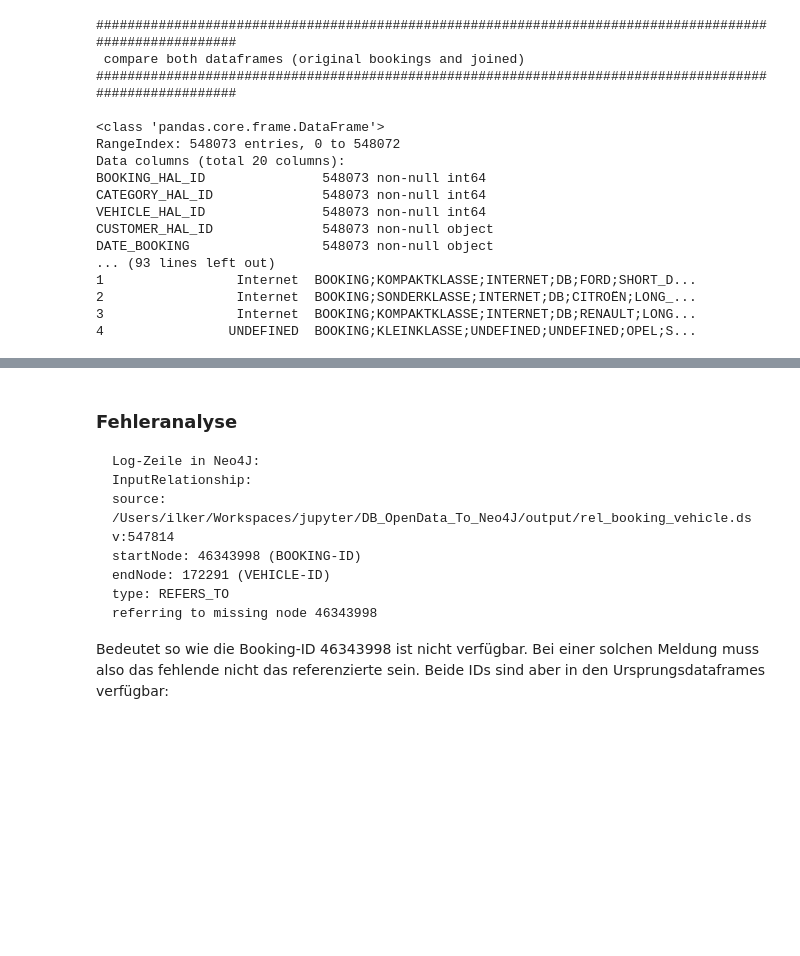
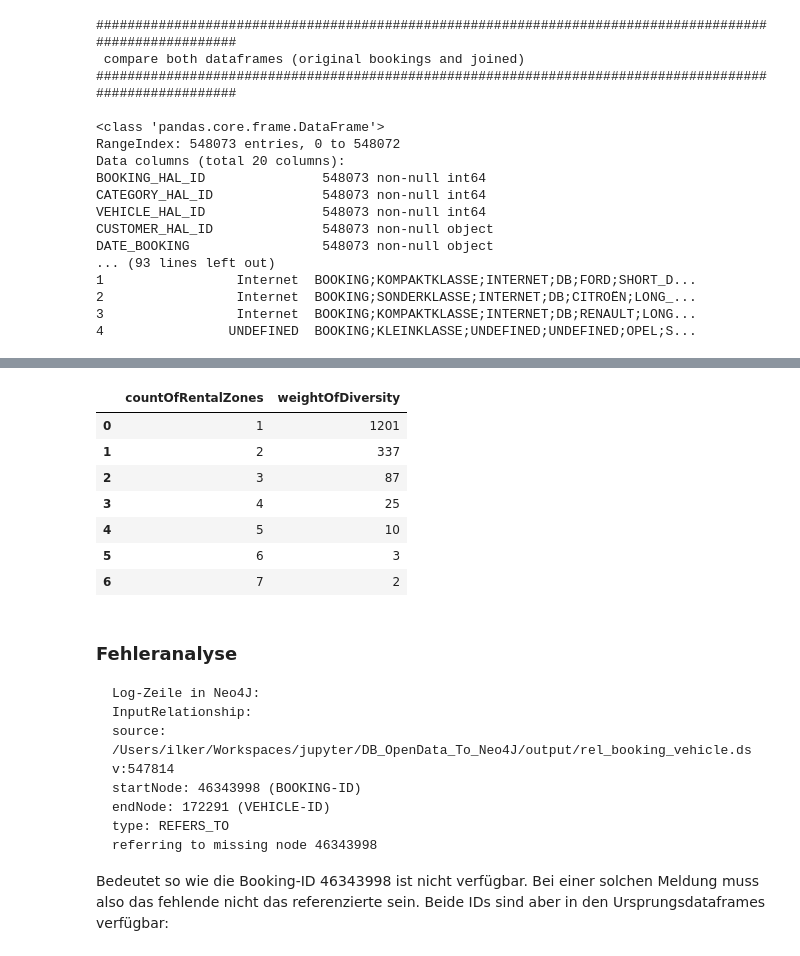
Before and after one commit to lkmsk/OpenDataToNeo4J, a Jupyter notebook: DB_OpenData/Carsharing_Data.ipynb, the cells around one changed output, grey strips where cells are left out. Drawn from its saved outputs; the diff is of its cells as text; code cells hidden in the pictures; blank space fills up the shorter version.

```diff
--- a/DB_OpenData/Carsharing_Data.ipynb
+++ b/DB_OpenData/Carsharing_Data.ipynb
@@ -858,3 +970,16 @@ DATE_BOOKING                 548073 non-null object
+# %%
+df_gb_vsrz3 = df_gb_vsrz2.groupby(['countOfRentalZones']).size() \
+                    .reset_index().rename(columns={0:'weightOfDiversity'})
+df_gb_vsrz3.sort_values('weightOfDiversity',ascending=False)
+# %% [output]
+|  | countOfRentalZones | weightOfDiversity |
+| 0 | 1 | 1201 |
+| 1 | 2 | 337 |
+| 2 | 3 | 87 |
+| 3 | 4 | 25 |
+| 4 | 5 | 10 |
+| 5 | 6 | 3 |
+| 6 | 7 | 2 |
 # %% [markdown]
 ### Fehleranalyse
     Log-Zeile in Neo4J:
```
Also changed, not shown: parts of 13 cells of this notebook, 1 other file.
